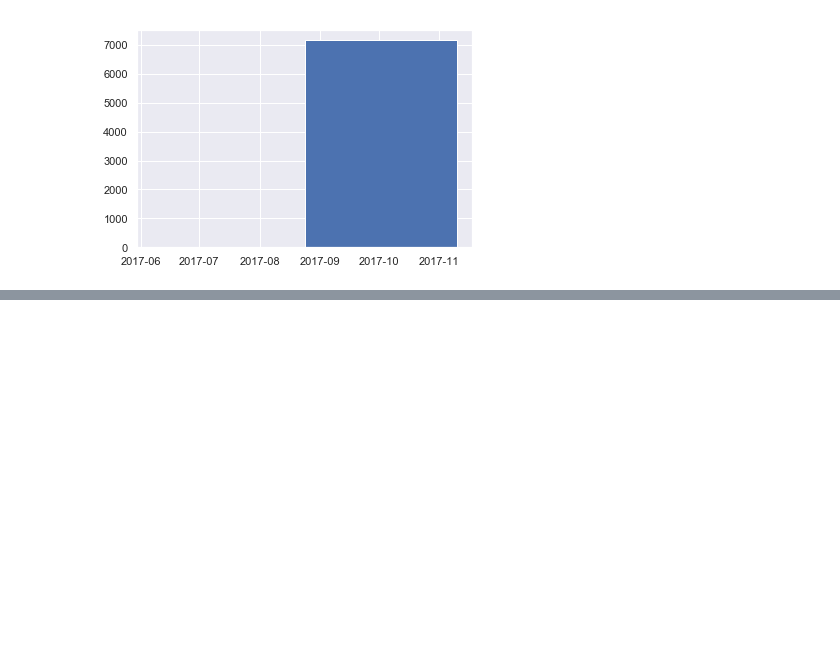
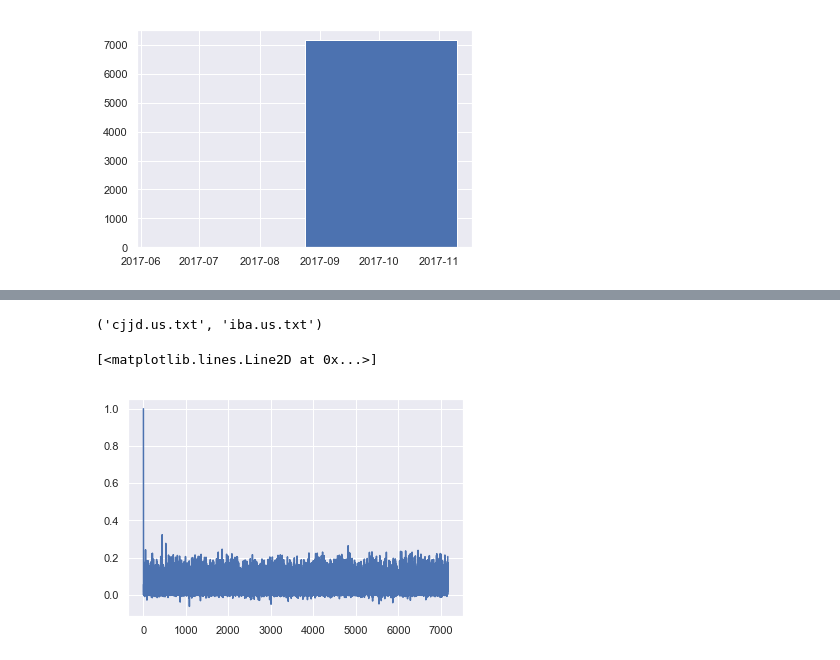
Before and after one commit to EmmProf/InvestmentAnalysis, a Jupyter notebook: DataInfo.ipynb, the cells around one changed output, grey strips where cells are left out. Drawn from its saved outputs; the diff is of its cells as text; code cells hidden in the pictures; blank space fills up the shorter version.

```diff
--- a/DataInfo.ipynb
+++ b/DataInfo.ipynb
@@ -49,0 +107,18 @@ interactive(children=(IntSlider(value=0, description='t', max=3200), IntSlider(v
+# %%
+D = []
+P1 = pd.read_csv("Data/Stocks/"+ filenames[0])
+P1["Date"]=P1["Date"].apply(lambda d: datetime.strptime(d,"%Y-%m-%d"))
+N =len(P1)
+
+for f in filenames:
+    print(f)
+    P2 = pd.read_csv("Data/Stocks/"+ f)
+
+    P2["Date"]=P2["Date"].apply(lambda d: datetime.strptime(d,"%Y-%m-%d"))
+
+    P2r = P2[P2["Date"].isin(P1["Date"])]
+    P1r = P1[P1["Date"].isin(P2["Date"])]
+
+    R1 = (np.array(P1r["High"].iloc[1:]) - np.array(P1r["High"].iloc[:-1]))/np.array(P1r["High"].iloc[:-1])
+    R2 = (np.array(P2r["High"].iloc[1:]) - np.array(P2r["High"].iloc[:-1]))/np.array(P2r["High"].iloc[:-1])
+    D.append(pd.Series(R1).corr(pd.Series(R2))*(len(R1)/N))
@@ -49,0 +160,9 @@ interactive(children=(IntSlider(value=0, description='t', max=3200), IntSlider(v
+# %%
+filenames[526],filenames[0]
+# %% [output]
+('cjjd.us.txt', 'iba.us.txt')
+# %%
+plt.plot(D)
+# %% [output]
+[<matplotlib.lines.Line2D at 0x...>]
+[figure, added]
```
Also changed, not shown: parts of 13 cells of this notebook.
